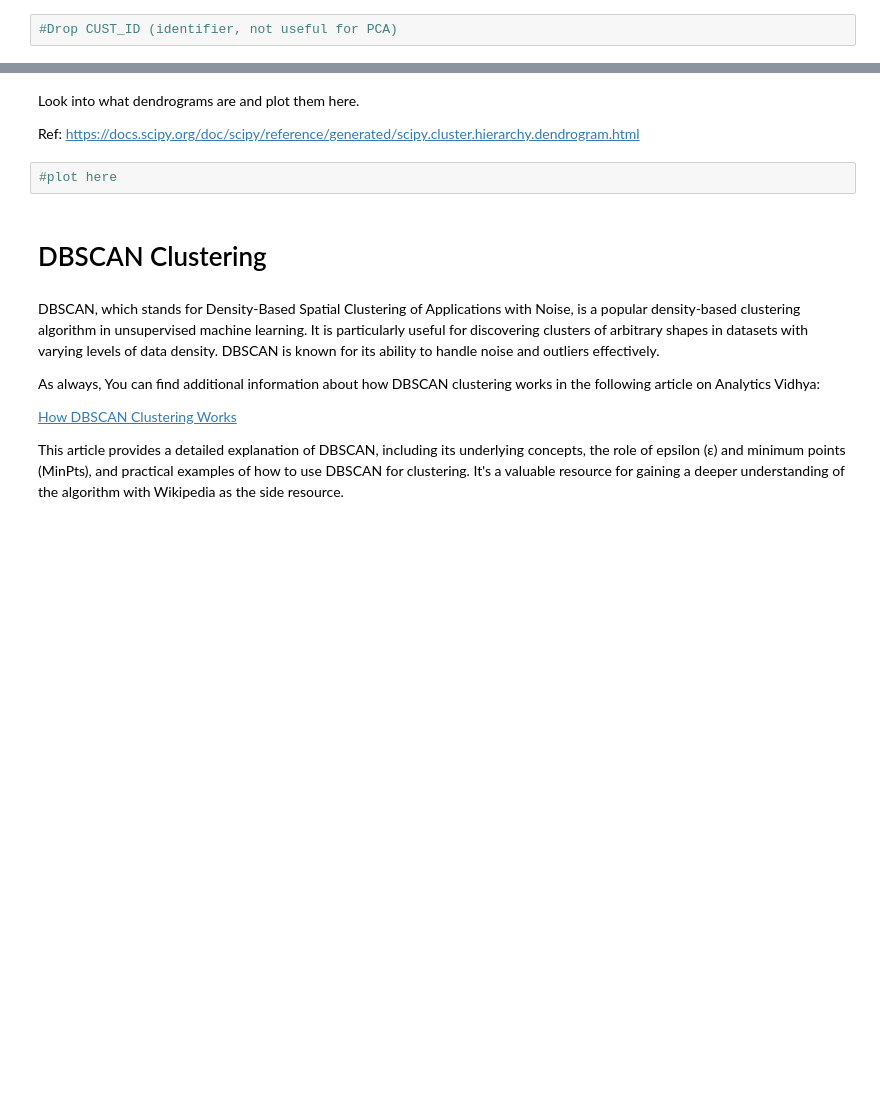
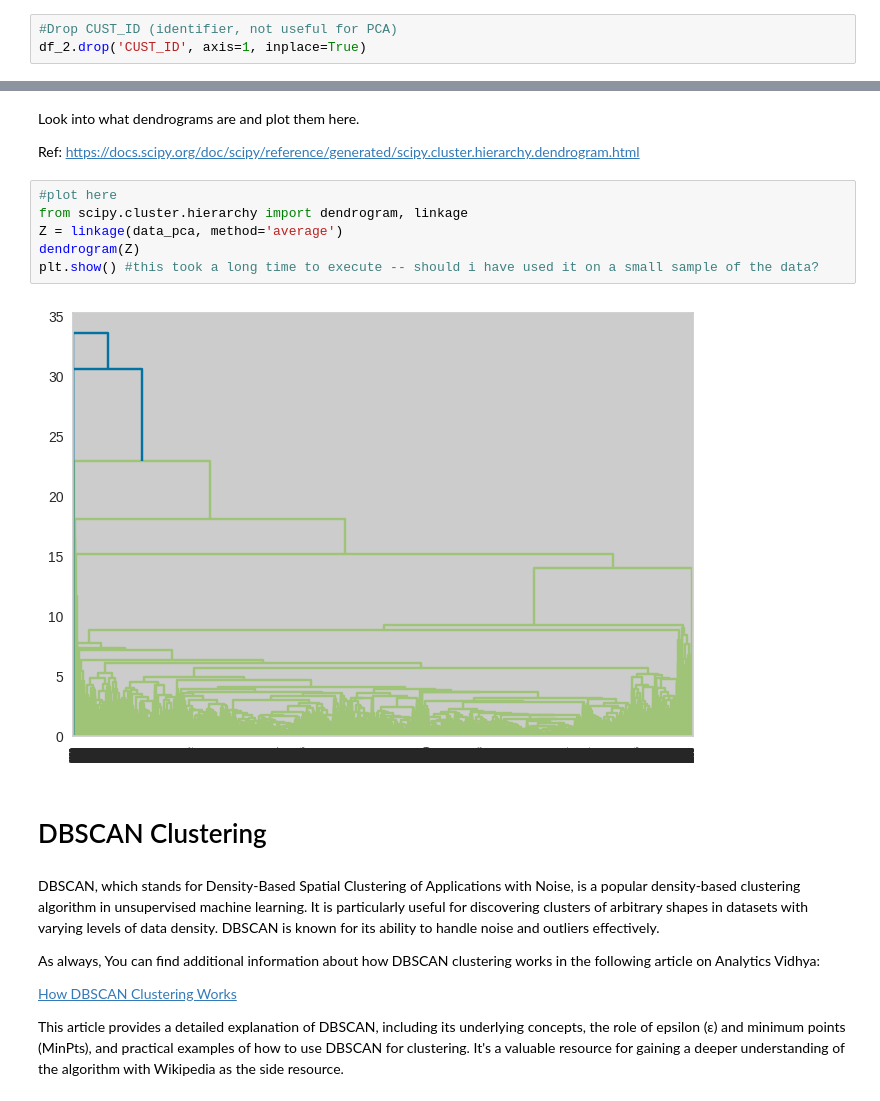
Before and after one commit to paninishah/synapse-learning-phase, a Jupyter notebook: Panini_SynapseLP_Task3.ipynb, the cells around one changed output, grey strips where cells are left out. Cells and saved outputs as stored; diff of their text form; blank space fills up the shorter version.

```diff
--- a/Panini_SynapseLP_Task3.ipynb
+++ b/Panini_SynapseLP_Task3.ipynb
@@ -126,2 +270,3 @@ df_2= pd.read_csv("") # Continue with the routine
 # %%
 #Drop CUST_ID (identifier, not useful for PCA)
+df_2.drop('CUST_ID', axis=1, inplace=True)
@@ -304,8 +621,14 @@ interact(agglomerative_3d_clustering, num_clusters=(, ,))#fill here
 Look into what dendrograms are and plot them here.
 
 Ref: https://docs.scipy.org/doc/scipy/reference/generated/scipy.cluster.hierarchy.dendrogram.html
-# %%
-#plot here
+# %%
+#plot here
+from scipy.cluster.hierarchy import dendrogram, linkage
+Z = linkage(data_pca, method='average')
+dendrogram(Z)
+plt.show() #this took a long time to execute -- should i have used it on a small sample of the data?
+# %% [output]
+[figure, added]
 # %% [markdown]
 # DBSCAN Clustering
 # %% [markdown]
```
Also changed, not shown: parts of 52 cells of this notebook.
